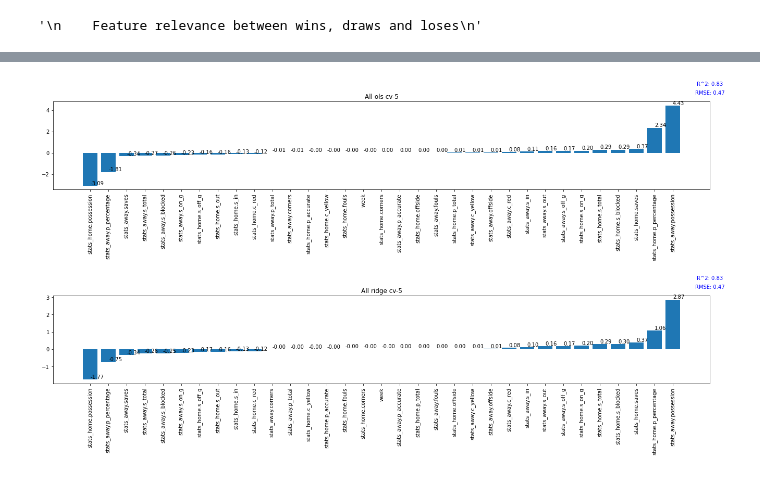
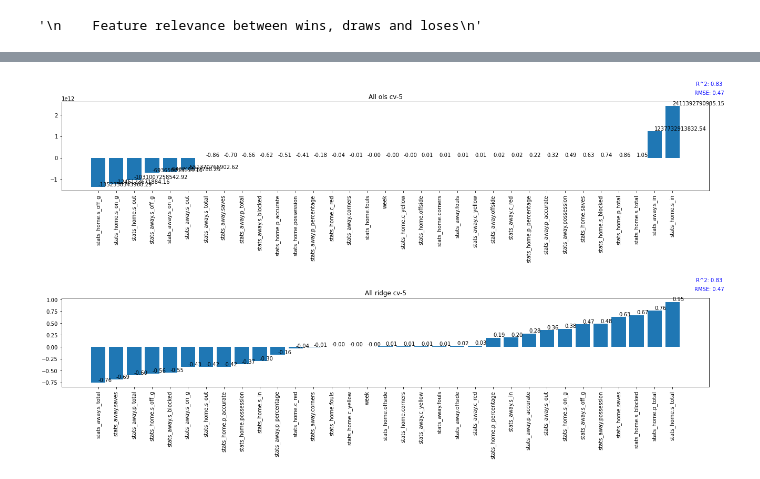
Before and after one commit to clarismiranda/Statsfootball, a Jupyter notebook: visualization.ipynb, the cells around one changed output, grey strips where cells are left out. Saved outputs shown, nothing was run; the diff lists cells and outputs as text; code cells hidden in the pictures.

Commit message:
lots of visualization

```diff
--- a/visualization.ipynb
+++ b/visualization.ipynb
@@ -61,18 +98,16 @@ def clean_data(df):
     # Just fixtures statistics
     df = df.drop(df.filter(regex='team_away').columns, axis=1)
     df = df.drop(df.filter(regex='team_home.').columns, axis=1)
-    df["stats_away.p_percentage"] = df["stats_away.p_percentage"].apply(pass_nan)
-    df["stats_home.p_percentage"] = df["stats_home.p_percentage"].apply(pass_nan)
+    df["stats_away.p_percentage"] = df["stats_away.p_accurate"]/df["stats_away.p_total"]
+    df["stats_home.p_percentage"] = df["stats_home.p_accurate"]/df["stats_home.p_total"]
     # None values set to 0
     df.fillna(value=0, inplace=True)
-    # Posession % to decimal as p_percentage
-    df["stats_away.p_percentage"] = df["stats_away.p_percentage"].apply(lambda x: (int(str(x).strip('%'))/100))
-    df["stats_home.p_percentage"] = df["stats_home.p_percentage"].apply(lambda x: (int(str(x).strip('%'))/100))
+    # Posession % to decimal
     df["stats_away.possession"] = df["stats_away.possession"].apply(lambda x: (int(str(x).strip('%'))/100))
     df["stats_home.possession"] = df["stats_home.possession"].apply(lambda x: (int(str(x).strip('%'))/100))
     return df
 # %%
-def df_season(country, league, season, week):
+def df_season(country, league, season, week, drop_goals=True):
     dirCountry = '../' + country + '/'
     dirName = dirCountry + league + '/' + str(season) + '/'
     file_title = str(season) + '_' + str(week) + '.csv'
@@ -80,7 +115,8 @@ def df_season(country, league, season, week):
     df = pd.read_csv(csv_file)
     df = clean_data(df)
     target = get_target(df)
-    df = df.drop(columns=["goals_away","goals_home"], axis=1)
+    if drop_goals:
+        df = df.drop(columns=["goals_away","goals_home"], axis=1)
     return df, target
 # %%
 def group_targets(target):
@@ -127,4 +159,9 @@ from sklearn.metrics import mean_squared_error, r2_score
 # %%
+from sklearn import linear_model
+from sklearn.model_selection import train_test_split, cross_validate
+from sklearn.metrics import mean_squared_error, r2_score
+from sklearn.preprocessing import StandardScaler
+
 def ols_ridge(season, data, target, test_len=None, cross_val=None):
     r = 2
     fig, axs = plt.subplots(r)
@@ -132,8 +169,12 @@ def ols_ridge(season, data, target, test_len=None, cross_val=None):
     # Create index mat
     mat = [j for j in range(0, r)]
     i = 0
+    Y = None
+    X_test = None
 
     x_label = data.columns
+    scaler = StandardScaler()
+    data = scaler.fit_transform(data)
     if test_len != None:
         X_train, X_test, y_train, y_test = train_test_split(data, target, test_size=test_len, random_state=0)
     classifiers = dict(ols=linear_model.LinearRegression(), ridge=linear_model.Ridge(alpha=.1))
@@ -186,6 +281,14 @@ def draw_vs_loss(data, target):
         new_target.append(current_target)
     df_new = pd.DataFrame(new_data, columns=data.columns)
     return df_new, new_target
+# %%
+def get_all(data):
+    all_data = pd.DataFrame()
+    all_target = []
+    for d in data:
+        all_data = all_data.append(d[1])
+        all_target = all_target + d[2]
+    return all_data, all_target
 # %%
 # League directory
 country = 'ES'
@@ -279,8 +398,9 @@ for d in data:
 # %%
 # All data
+all_data, all_target = get_all(data)
 ols_ridge("All", all_data, all_target, cross_val=5)
 # %% [output]
-[figure, old version]
+[figure, new version]
 # %%
 """
     Feature relevance between what is a win and not a win (either draw or loss)
```
Also changed, not shown: parts of 30 cells of this notebook, 6 other files.
